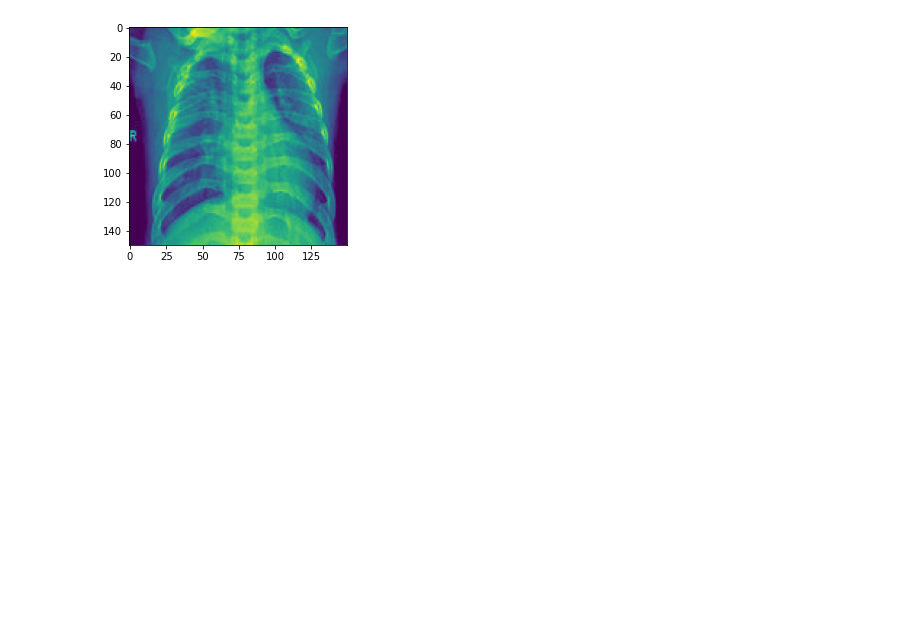
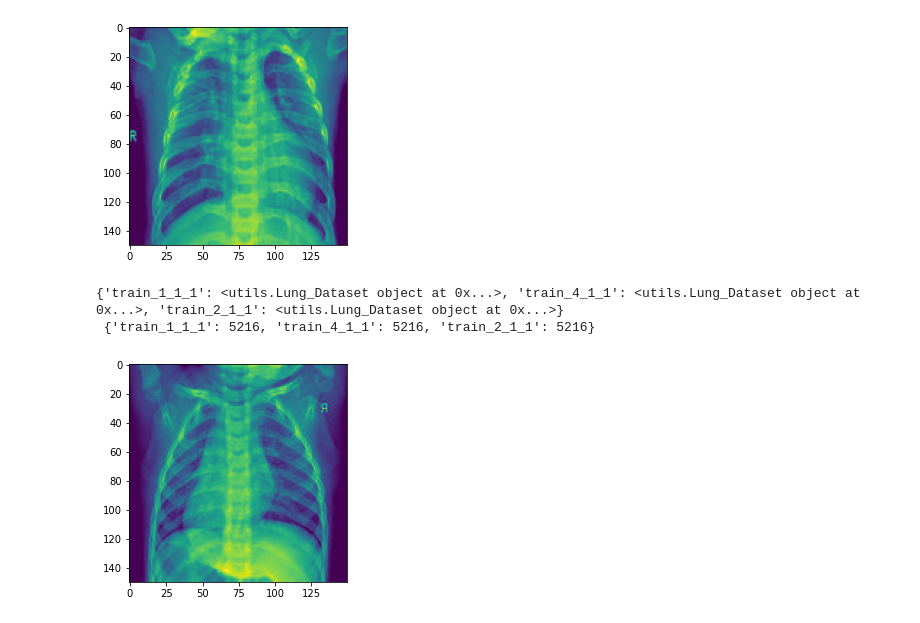
Before and after one commit to roskeys/DLSP, a Jupyter notebook: DL small project.ipynb, the cells around one changed output. Drawn from its saved outputs; the diff is of its cells as text; code cells hidden in the pictures; blank space fills up the shorter version.

Commit message:
Added the new augmented dataset

```diff
--- a/DL small project.ipynb
+++ b/DL small project.ipynb
@@ -98,3 +98,15 @@ train_set.show_img("covid", 1)
 train_set.show_img("non-covid", 1)
 # %% [output]
 [figure]
+# %%
+train_set = Lung_Dataset("train", transform=1)
+train_set1 = Lung_Dataset("train", transform=2)
+train_set2 = Lung_Dataset("train", transform=4)
+augmented_set = AugmentedDataset(train_set, train_set2, train_set1)
+# %% [output]
+{'train_1_1_1': <utils.Lung_Dataset object at 0x...>, 'train_4_1_1': <utils.Lung_Dataset object at 0x...>, 'train_2_1_1': <utils.Lung_Dataset object at 0x...>}
+ {'train_1_1_1': 5216, 'train_4_1_1': 5216, 'train_2_1_1': 5216}
+# %%
+augmented_set.show_img("train", 1, 1, 1, 1)
+# %% [output]
+[figure, added]
```
Also changed, not shown: parts of 1 cell of this notebook, 1 other file.
